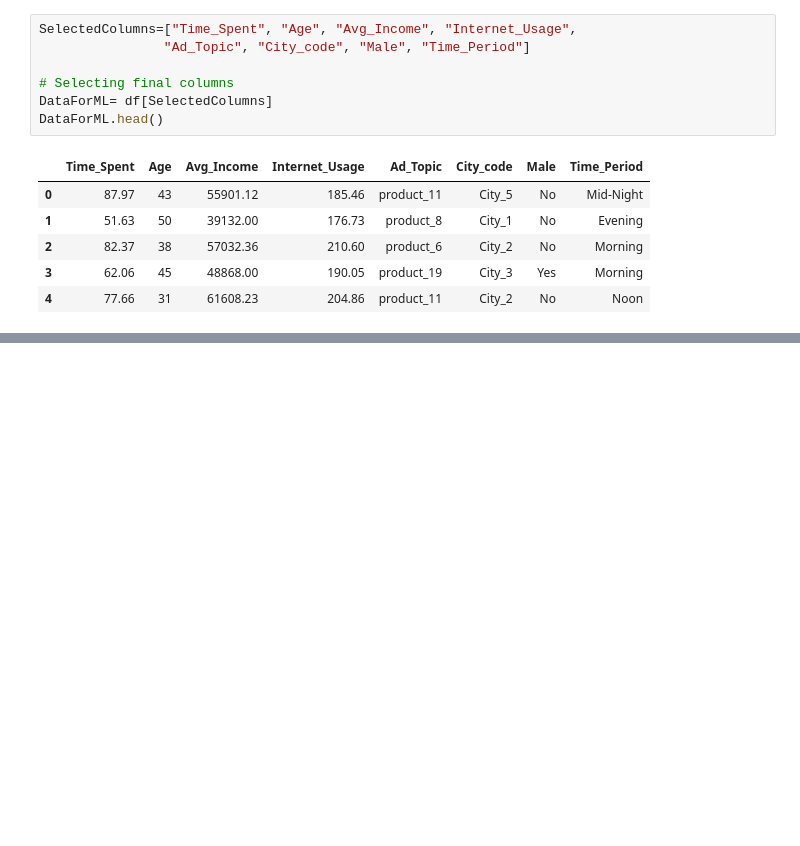
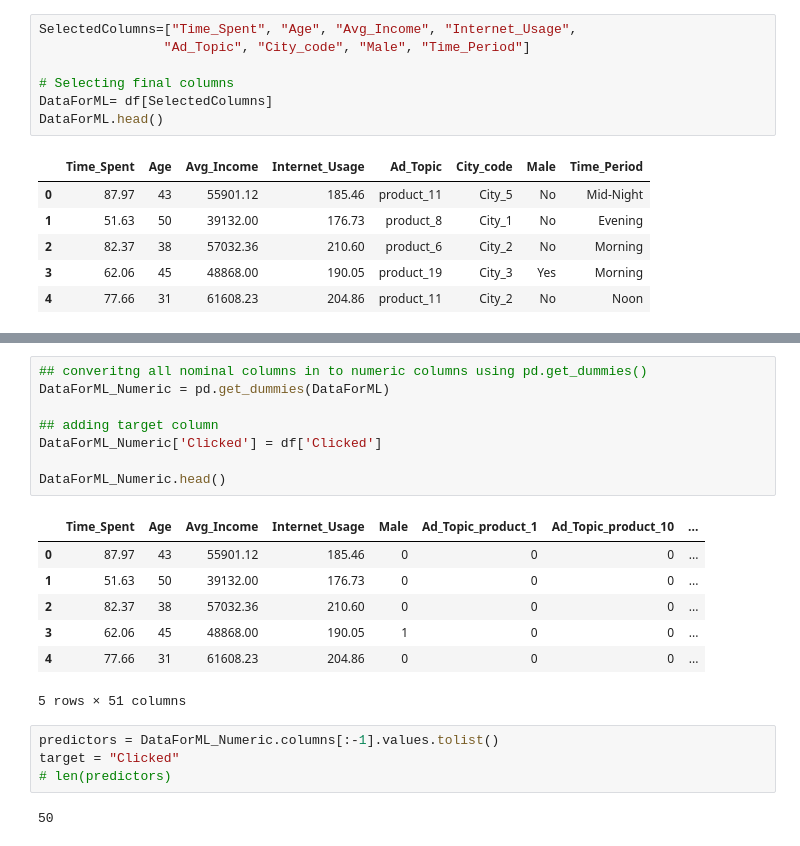
Before and after one commit to ramakrishnaelidandi/Advertisement-click-prediction, a Jupyter notebook: data_set.ipynb, the cells around one changed output, grey strips where cells are left out. Cells and saved outputs as stored; diff of their text form; blank space fills up the shorter version.

```diff
--- a/data_set.ipynb
+++ b/data_set.ipynb
@@ -324,0 +347,22 @@ DataForML.head()
+# %%
+## converitng all nominal columns in to numeric columns using pd.get_dummies()
+DataForML_Numeric = pd.get_dummies(DataForML)
+
+## adding target column
+DataForML_Numeric['Clicked'] = df['Clicked']
+
+DataForML_Numeric.head()
+# %% [output]
+|  | Time_Spent | Age | Avg_Income | Internet_Usage | Male | Ad_Topic_product_1 | Ad_Topic_product_10 | ... |
+| 0 | 87.97 | 43 | 55901.12 | 185.46 | 0 | 0 | 0 | ... |
+| 1 | 51.63 | 50 | 39132.00 | 176.73 | 0 | 0 | 0 | ... |
+| 2 | 82.37 | 38 | 57032.36 | 210.60 | 0 | 0 | 0 | ... |
+| 3 | 62.06 | 45 | 48868.00 | 190.05 | 1 | 0 | 0 | ... |
+| 4 | 77.66 | 31 | 61608.23 | 204.86 | 0 | 0 | 0 | ... |
+5 rows × 51 columns
+# %%
+predictors = DataForML_Numeric.columns[:-1].values.tolist()
+target = "Clicked"
+# len(predictors)
+# %% [output]
+50
```
Also changed, not shown: parts of 11 cells of this notebook.
